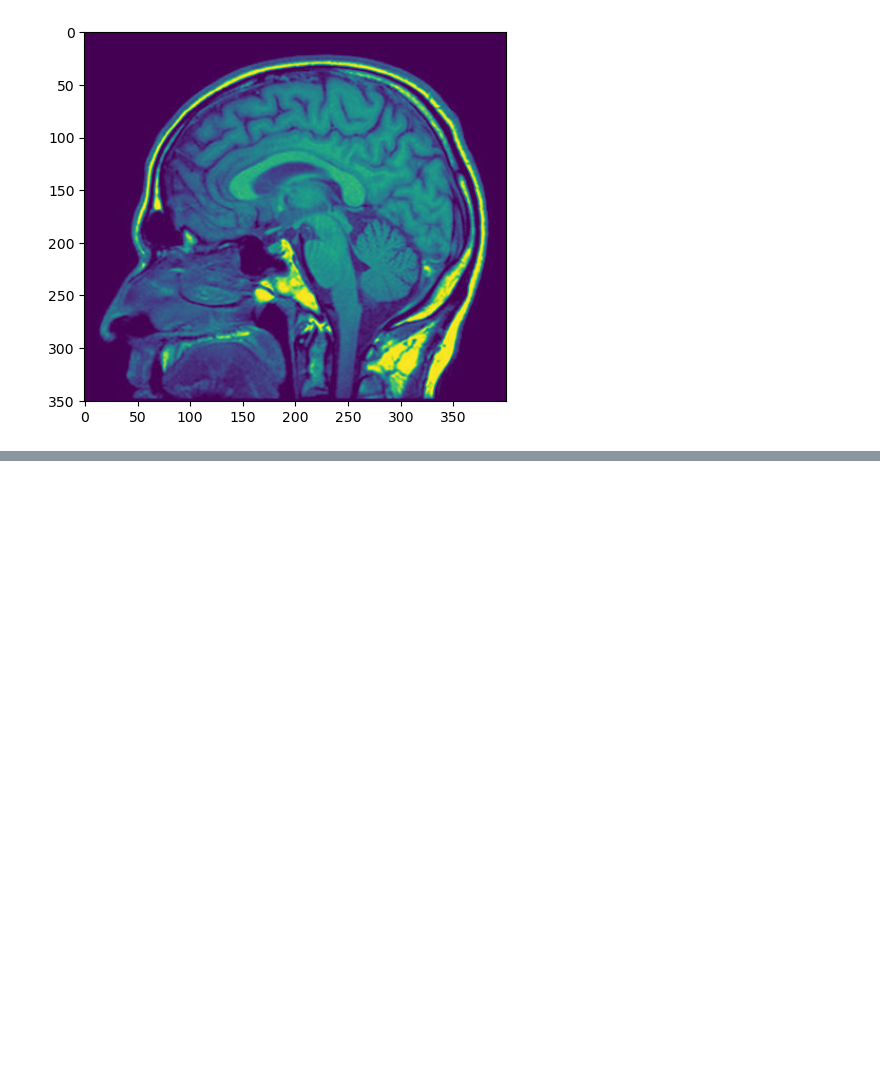
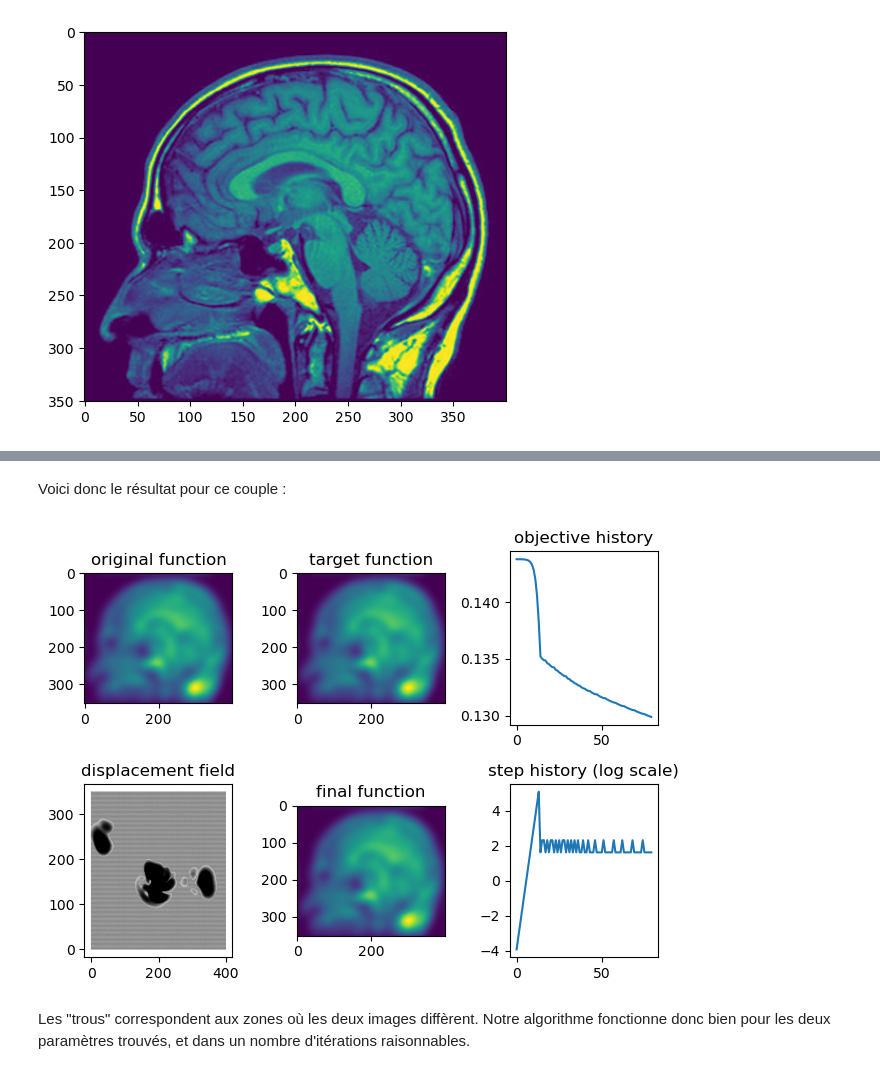
Before and after one commit to MaxMosh/n7-SN, a Jupyter notebook: 2A ModIA/S7 (INSA)/Optimisation et optimisation stochastique/Optimisation lisse non convexe/TPs/Laghmam_Moshfeghi_TP3_Recalage.ipynb, the cells around one changed output, grey strips where cells are left out. Cells and saved outputs as stored; diff of their text form; code cells hidden in the pictures; blank space fills up the shorter version.

Commit message:
Opti. non-convexe différentiable - Projet TP3 : version finale (avec dernière partie, résultat étrange du nombre d'itération candidat par contre)

```diff
--- a/2A ModIA/S7 (INSA)/Optimisation et optimisation stochastique/Optimisation lisse non convexe/TPs/Laghmam_Moshfeghi_TP3_Recalage.ipynb
+++ b/2A ModIA/S7 (INSA)/Optimisation et optimisation stochastique/Optimisation lisse non convexe/TPs/Laghmam_Moshfeghi_TP3_Recalage.ipynb
@@ -911,0 +960,2 @@ g=g/np.max(g)
+# %%
+ux,uy,CF,step=RecalageGN(f,g,1.25e-5,0.01,300,step0,epsi)
@@ -911,0 +981,23 @@ g=g/np.max(g)
+# %% [markdown]
+Voici donc le résultat pour ce couple :
+# %%
+fig, ax = plt.subplots(2,3)
+ax[0,0].imshow(f)
+ax[0,0].set_title('original function')
+ax[0,1].imshow(g)
+ax[0,1].set_title('target function')
+ax[1,0].quiver(ux,uy)
+ax[1,0].set_title('displacement field')
+ax[1,1].imshow(interpol(f,ux,uy))
+ax[1,1].set_title('final function')
+ax[0,2].plot(CF)
+ax[0,2].set_title('objective history')
+ax[1,2].plot(np.log(step))
+ax[1,2].set_title('step history (log scale)')
+
+plt.tight_layout()
+plt.show()
+# %% [output]
+[figure, added]
+# %% [markdown]
+Les "trous" correspondent aux zones où les deux images diffèrent. Notre algorithme fonctionne donc bien pour les deux paramètres trouvés, et dans un nombre d'itérations raisonnables.
```
Also changed, not shown: parts of 7 cells of this notebook, 3 other files.
